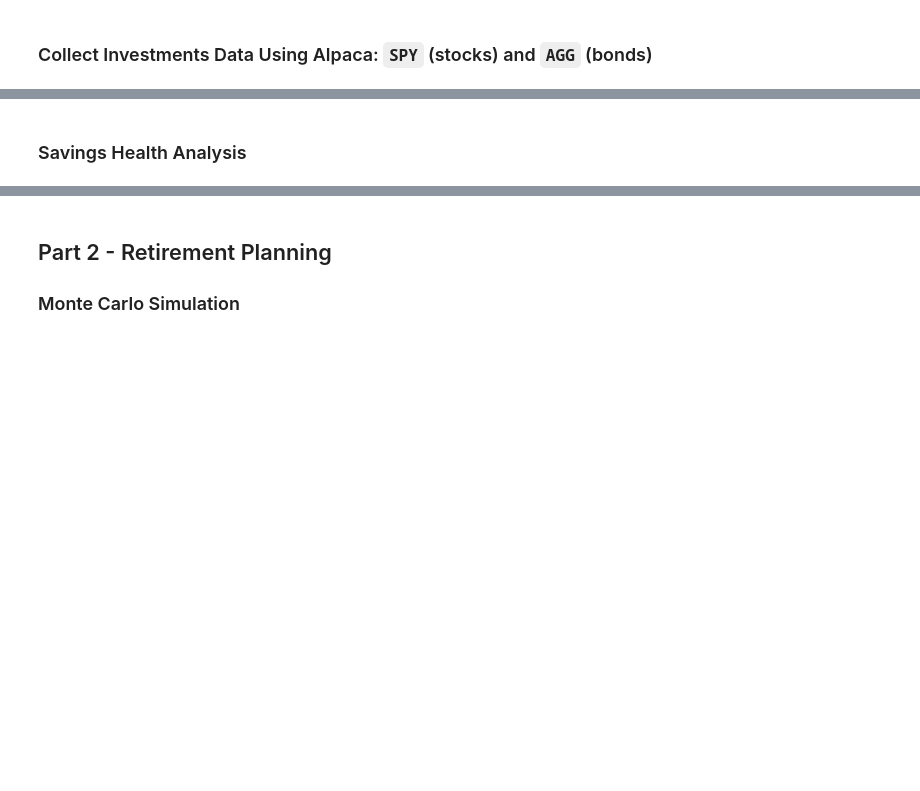
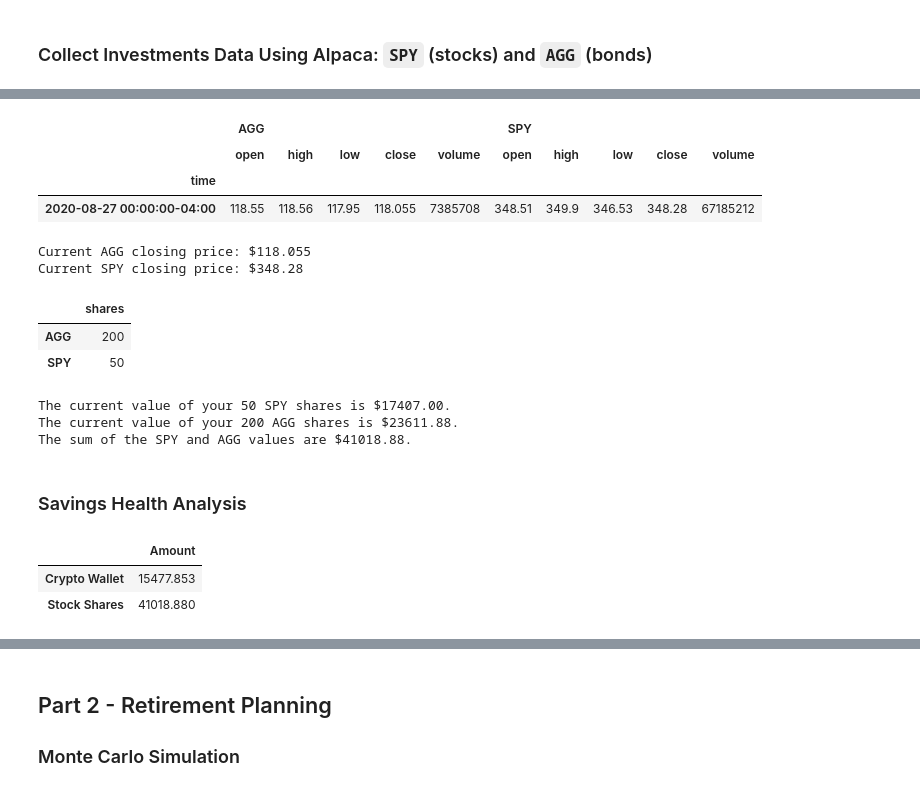
Before and after one commit to svcnygard2/Unit-5---Financial-Planning, a Jupyter notebook: financial-planner.ipynb, the cells around one changed output, grey strips where cells are left out. Drawn from its saved outputs; the diff is of its cells as text; code cells hidden in the pictures; blank space fills up the shorter version.

```diff
--- a/financial-planner.ipynb
+++ b/financial-planner.ipynb
@@ -149,5 +149,5 @@ my_agg = 200
 my_spy = 50
 # %%
 # Format current date as ISO format
-today = pd.Timestamp("2020-08-26", tz="America/Chicago").isoformat()
+today = pd.Timestamp("2020-08-27", tz="America/Chicago").isoformat()
 today
@@ -154,27 +156,35 @@ today
 # %%
 # Set the tickers
 tickers = ["AGG", "SPY"]
 
 # Set timeframe to '1D' for Alpaca API
 timeframe = "1D"
 
 # Get current closing prices for SPY and AGG
-df_portfolio = alpaca.get_barset(
+close_price_df = alpaca.get_barset(
     tickers,
     timeframe,
     start = today,
     end = today).df
 
 # Display data
-df_portfolio
+close_price_df
+# %% [output]
+|  | AGG |  |  |  |  | SPY |  |  |  |  |
+|  | open | high | low | close | volume | open | high | low | close | volume |
+| time |  |  |  |  |  |  |  |  |  |  |
+| 2020-08-27 00:00:00-04:00 | 118.55 | 118.56 | 117.95 | 118.055 | 7385708 | 348.51 | 349.9 | 346.53 | 348.28 | 67185212 |
 # %%
 # Pick AGG and SPY close prices
-agg_close_price = float(df_portfolio["AGG"]["close"])
-spy_close_price = float(df_portfolio["SPY"]["close"])
+agg_cp = float(close_price_df["AGG"]["close"])
+spy_cp = float(close_price_df["SPY"]["close"])
 
 # Print AGG and SPY close prices
-print(f"Current AGG closing price: ${agg_close_price}")
-print(f"Current SPY closing price: ${spy_close_price}")
+print(f"Current AGG closing price: ${agg_cp}")
+print(f"Current SPY closing price: ${spy_cp}")
+# %% [output]
+Current AGG closing price: $118.055
+Current SPY closing price: $348.28
 # %%
 # Set current amount of shares data
 shares_data = {"shares": [my_agg, my_spy]}
@@ -183,39 +193,51 @@ shares_data = {"shares": [my_agg, my_spy]}
 tickers = ["AGG", "SPY"]
 
 # Create the shares DataFrame
-df_shares = pd.DataFrame(shares_data, index=tickers)
+shares_df = pd.DataFrame(shares_data, index=tickers)
 
 # Display shares data
-df_shares
+shares_df
+# %% [output]
+|  | shares |
+| AGG | 200 |
+| SPY | 50 |
 # %%
 # Compute the current value of shares
-agg_value = agg_close_price * df_shares.loc["AGG"]["shares"]
-spy_value = spy_close_price * df_shares.loc["SPY"]["shares"]
+agg_value = agg_close_price * shares_df.loc["AGG"]["shares"]
+spy_value = spy_close_price * shares_df.loc["SPY"]["shares"]
 
 # Sum current value of total stocks portfolio
-stock_asset_value=agg_value + spy_value
-stock_asset_value
+sum_shares_value = agg_value + spy_value
+sum_shares_value
 
 # Print current value of share
-print(f"The current value of your {my_spy} SPY shares is ${spy_value:0.2f}")
-print(f"The current value of your {my_agg} AGG shares is ${agg_value:0.2f}")
+print(f"The current value of your {my_spy} SPY shares is ${spy_value:0.2f}.")
+print(f"The current value of your {my_agg} AGG shares is ${agg_value:0.2f}.")
+print(f"The sum of the SPY and AGG values are ${sum_shares_value:0.2f}.")
+# %% [output]
+The current value of your 50 SPY shares is $17407.00.
+The current value of your 200 AGG shares is $23611.88.
+The sum of the SPY and AGG values are $41018.88.
 # %% [markdown]
 ### Savings Health Analysis
 # %%
 # Create savings DataFrame
-df_all_assets= {
-    "Amount" : [sum_crypto_value,stock_asset_value]
-}
+df_assets= {
+    "Amount" : [sum_crypto_value,sum_shares_value]}
 
 # Set the index
-asset = ["crypto_wallet", "stock_shares"]
+assets = ["Crypto Wallet", "Stock Shares"]
 
 # Create the shares DataFrame
-df_all_assets = pd.DataFrame(df_all_assets, index=asset)
+df_assets = pd.DataFrame(df_assets, index=assets)
 
 # Create the asset value DataFrame
-df_savings = pd.DataFrame(df_all_assets)
+df_savings = pd.DataFrame(df_assets)
 
 # Display savings DataFrame
 display(df_savings)
+# %% [output]
+|  | Amount |
+| Crypto Wallet | 15477.853 |
+| Stock Shares | 41018.880 |
 # %%
```
Also changed, not shown: parts of 13 cells of this notebook.
